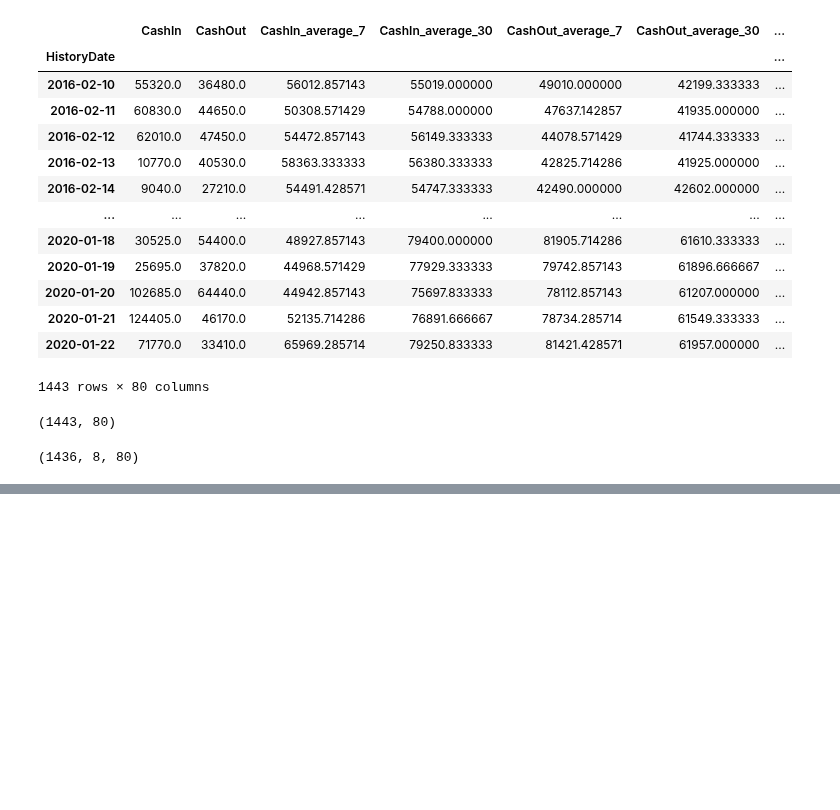
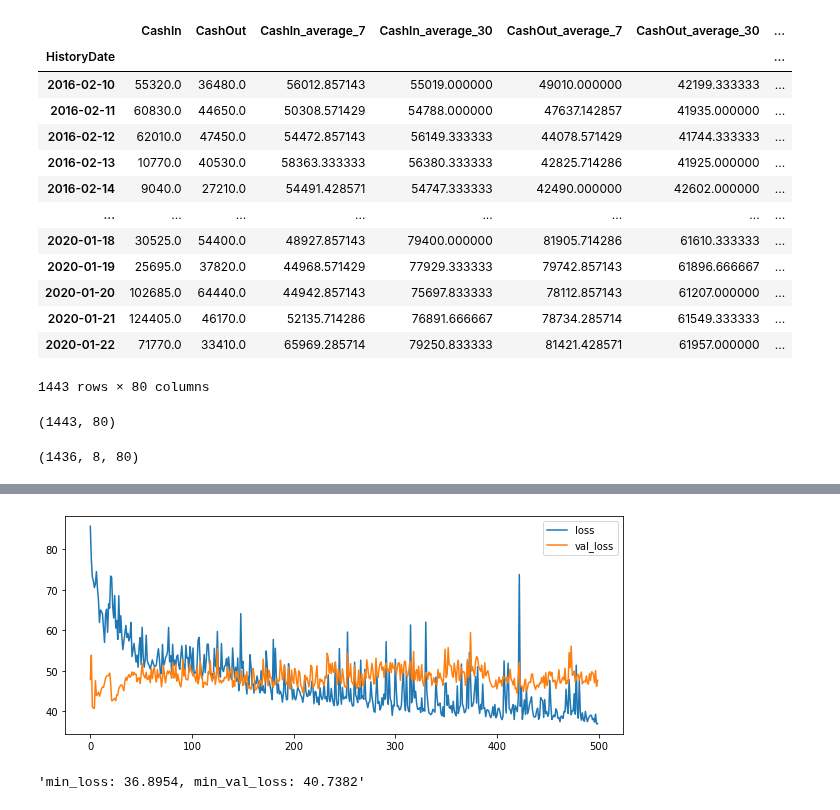
Before and after one commit to CahidArda/data-science-intenship-study, a Jupyter notebook: notebooks/rnn/keras_rnn_dense_forecasting.ipynb, the cells around one changed output, grey strips where cells are left out. Drawn from its saved outputs; the diff is of its cells as text; code cells hidden in the pictures; blank space fills up the shorter version.

```diff
--- a/notebooks/rnn/keras_rnn_dense_forecasting.ipynb
+++ b/notebooks/rnn/keras_rnn_dense_forecasting.ipynb
@@ -223,0 +228,11 @@ plot_history(history)
+# %%
+# inputs shape = [batch, timesteps, feature]
+lstm_input   = layers.Input(shape=(N_TIMESTEPS, 80))
+lstm_layer   = layers.LSTM(32)(lstm_input)
+lstm_dropout = layers.Dropout(0.1)(lstm_layer)
+lstm_dense1  = layers.Dense(32, activation='relu')(lstm_dropout)
+lstm_dense2  = layers.Dense(16, activation='relu')(lstm_dense1)
+lstm_output  = layers.Dense(1)(lstm_dense2)
+
+lstm_model = keras.Model(inputs=[lstm_input], outputs = [lstm_output])
+lstm_model.summary()
@@ -223,0 +260,19 @@ plot_history(history)
+# %%
+lstm_model.compile(
+    optimizer=tf.optimizers.Adam(learning_rate=0.1),
+    loss='mape')
+# %%
+history = lstm_model.fit(X_train,
+            y_train,
+            batch_size=32,
+            epochs=500,
+            validation_data=(X_test, y_test),
+            verbose = 0)
+# %%
+plot_history(history)
+# %% [output]
+[figure, added]
+# %%
+"min_loss: %.4f, min_val_loss: %.4f" % (min(history.history['loss']), min(history.history['val_loss']))
+# %% [output]
+'min_loss: 36.8954, min_val_loss: 40.7382'
```
Also changed, not shown: parts of 15 cells of this notebook.
